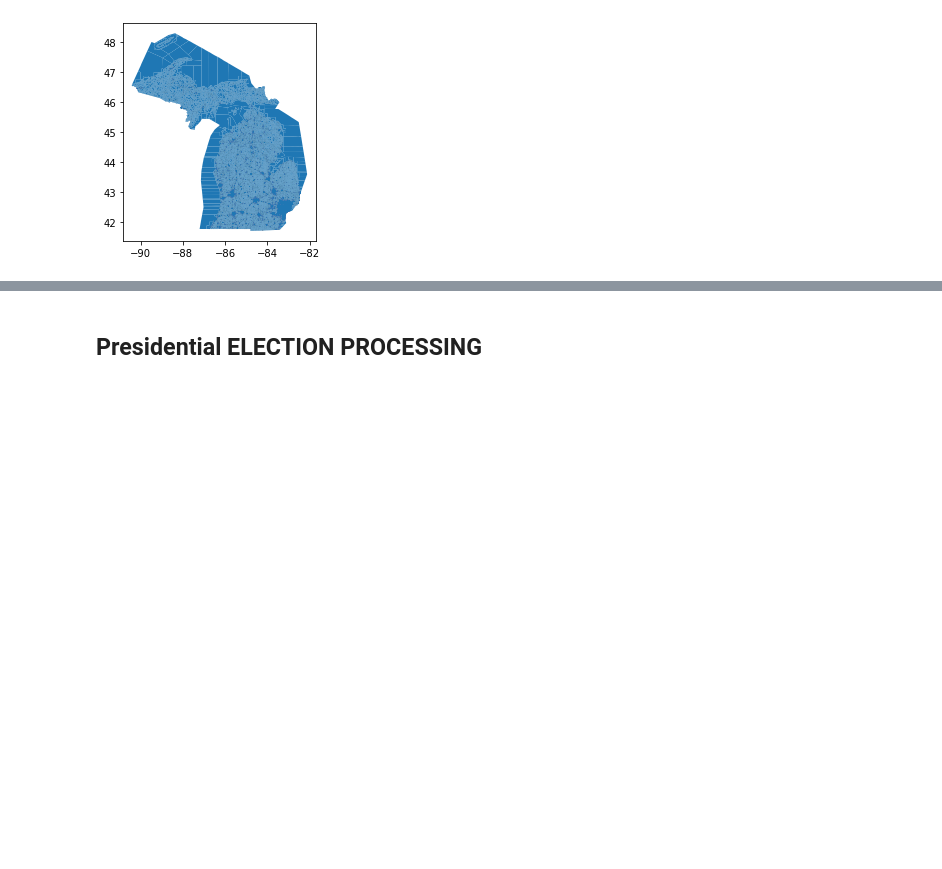
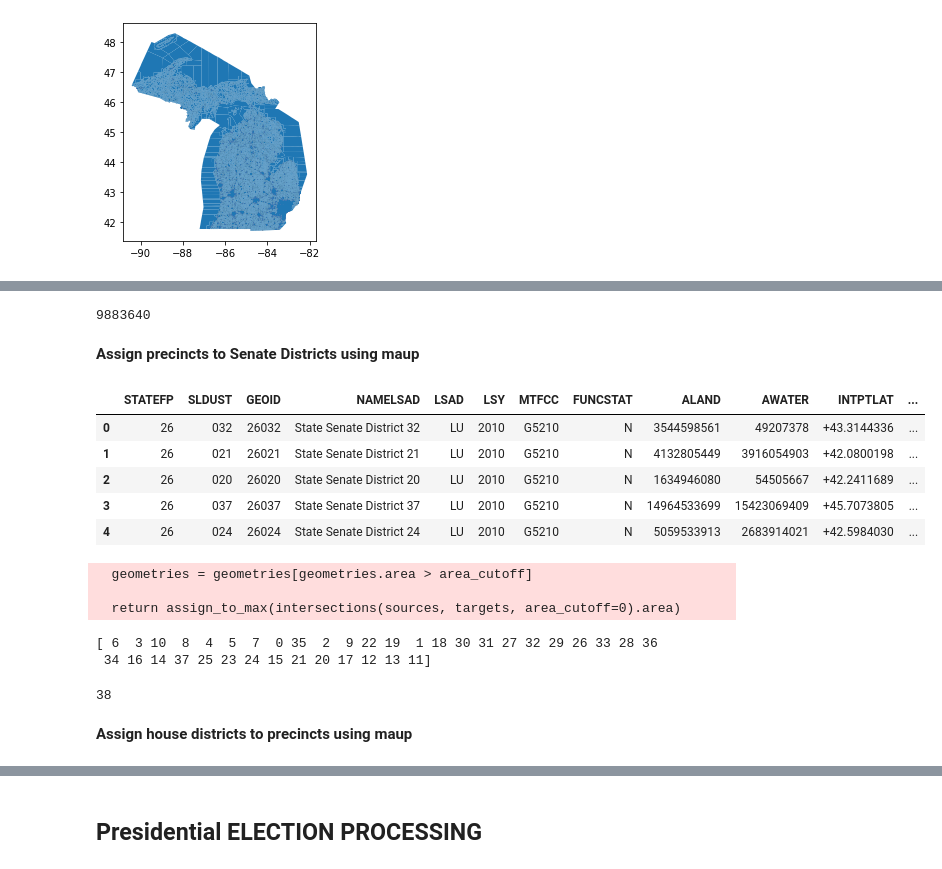
Before and after one commit to nonpartisan-redistricting-datahub/pdv-mi, a Jupyter notebook: mggg-mi/mggg-mi-codereview.ipynb, the cells around one changed output, grey strips where cells are left out. Drawn from its saved outputs; the diff is of its cells as text; code cells hidden in the pictures; blank space fills up the shorter version.

```diff
--- a/mggg-mi/mggg-mi-codereview.ipynb
+++ b/mggg-mi/mggg-mi-codereview.ipynb
@@ -197,0 +247,19 @@ print(block_demo.TOTPOP.sum())
+# %%
+precincts.TOTPOP.sum()
+# %% [output]
+9883640
+# %% [markdown]
+**Assign precincts to Senate Districts using maup**
+# %%
+#Senate Districts
+####MGGG includes senate as "SENDIST" to present the 2011 enacted senate district IDs
+senate_districts = gpd.read_file("tl_2011_26_sldu/tl_2011_26_sldu.shp")
+# %%
+senate_districts.head()
+# %% [output]
+|  | STATEFP | SLDUST | GEOID | NAMELSAD | LSAD | LSY | MTFCC | FUNCSTAT | ALAND | AWATER | INTPTLAT | ... |
+| 0 | 26 | 032 | 26032 | State Senate District 32 | LU | 2010 | G5210 | N | 3544598561 | 49207378 | +43.3144336 | ... |
+| 1 | 26 | 021 | 26021 | State Senate District 21 | LU | 2010 | G5210 | N | 4132805449 | 3916054903 | +42.0800198 | ... |
+| 2 | 26 | 020 | 26020 | State Senate District 20 | LU | 2010 | G5210 | N | 1634946080 | 54505667 | +42.2411689 | ... |
+| 3 | 26 | 037 | 26037 | State Senate District 37 | LU | 2010 | G5210 | N | 14964533699 | 15423069409 | +45.7073805 | ... |
+| 4 | 26 | 024 | 26024 | State Senate District 24 | LU | 2010 | G5210 | N | 5059533913 | 2683914021 | +42.5984030 | ... |
@@ -197,0 +268,11 @@ print(block_demo.TOTPOP.sum())
+# %%
+sd_precinct = maup.assign(precincts, senate_districts)
+# %% [output]
+  geometries = geometries[geometries.area > area_cutoff]
+
+  return assign_to_max(intersections(sources, targets, area_cutoff=0).area)
+# %%
+print(sd_precinct.unique())
+# %% [output]
+[ 6  3 10  8  4  5  7  0 35  2  9 22 19  1 18 30 31 27 32 29 26 33 28 36
+ 34 16 14 37 25 23 24 15 21 20 17 12 13 11]
@@ -197,0 +285,7 @@ print(block_demo.TOTPOP.sum())
+# %%
+#confirm what it looks like
+precincts['SENDIST'].nunique()
+# %% [output]
+38
+# %% [markdown]
+**Assign house districts to precincts using maup**
```
Also changed, not shown: parts of 98 cells of this notebook, 13 other files.
